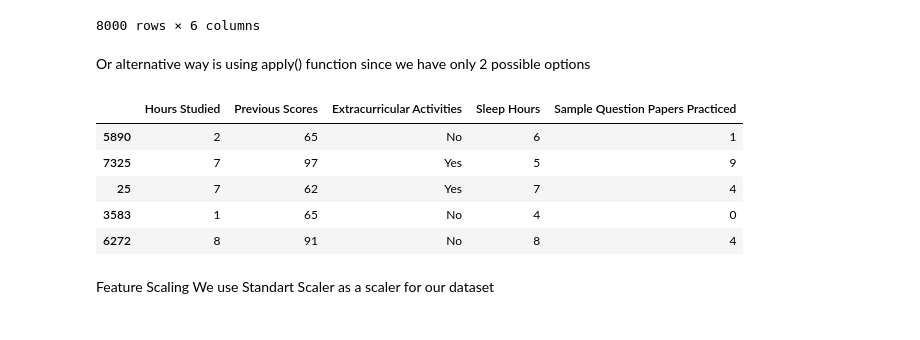
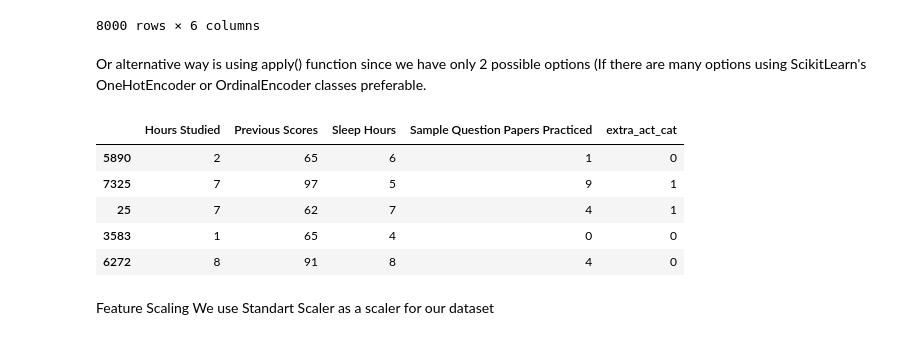
Before and after one commit to khazratoff/Student-Perfomance-LinearRegression-, a Jupyter notebook: student-perfomance-linreg.ipynb, the cells around one changed output. Cells and saved outputs as stored; diff of their text form; code cells hidden in the pictures.

```diff
--- a/student-perfomance-linreg.ipynb
+++ b/student-perfomance-linreg.ipynb
@@ -143,18 +143,18 @@ pd.get_dummies(data)
 | 6297 | 2 | 46 | 9 | 2 | 1 | ... |
 8000 rows × 6 columns
 # %% [markdown]
-Or alternative way is using apply() function since we have only 2 possible options
+Or alternative way is using apply() function since we have only 2 possible options (If there are many options using ScikitLearn's OneHotEncoder or OrdinalEncoder classes preferable.
 # %%
-# data['extra_act_cat'] = data['Extracurricular Activities'].apply(lambda x: 1 if x == 'Yes' else 0)
-# data.drop('Extracurricular Activities',axis = 1,inplace = True)
+data['extra_act_cat'] = data['Extracurricular Activities'].apply(lambda x: 1 if x == 'Yes' else 0)
+data.drop('Extracurricular Activities',axis = 1,inplace = True)
 data.head()
 # %% [output]
-|  | Hours Studied | Previous Scores | Extracurricular Activities | Sleep Hours | Sample Question Papers Practiced |
-| 5890 | 2 | 65 | No | 6 | 1 |
-| 7325 | 7 | 97 | Yes | 5 | 9 |
-| 25 | 7 | 62 | Yes | 7 | 4 |
-| 3583 | 1 | 65 | No | 4 | 0 |
-| 6272 | 8 | 91 | No | 8 | 4 |
+|  | Hours Studied | Previous Scores | Sleep Hours | Sample Question Papers Practiced | extra_act_cat |
+| 5890 | 2 | 65 | 6 | 1 | 0 |
+| 7325 | 7 | 97 | 5 | 9 | 1 |
+| 25 | 7 | 62 | 7 | 4 | 1 |
+| 3583 | 1 | 65 | 4 | 0 | 0 |
+| 6272 | 8 | 91 | 8 | 4 | 0 |
 # %% [markdown]
 Feature Scaling
 We use Standart Scaler as a scaler for our dataset
```
Also changed, not shown: parts of 16 cells of this notebook.
